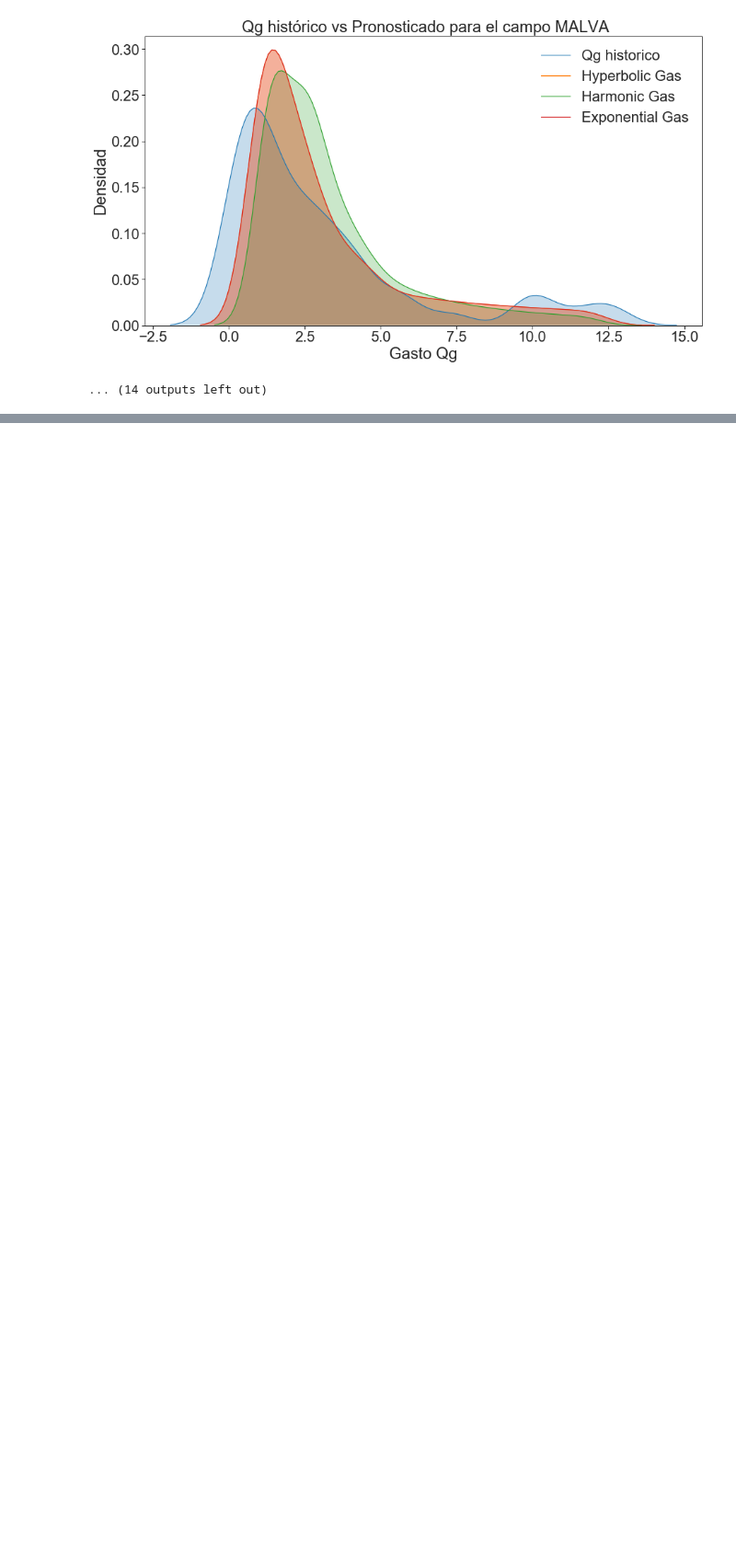
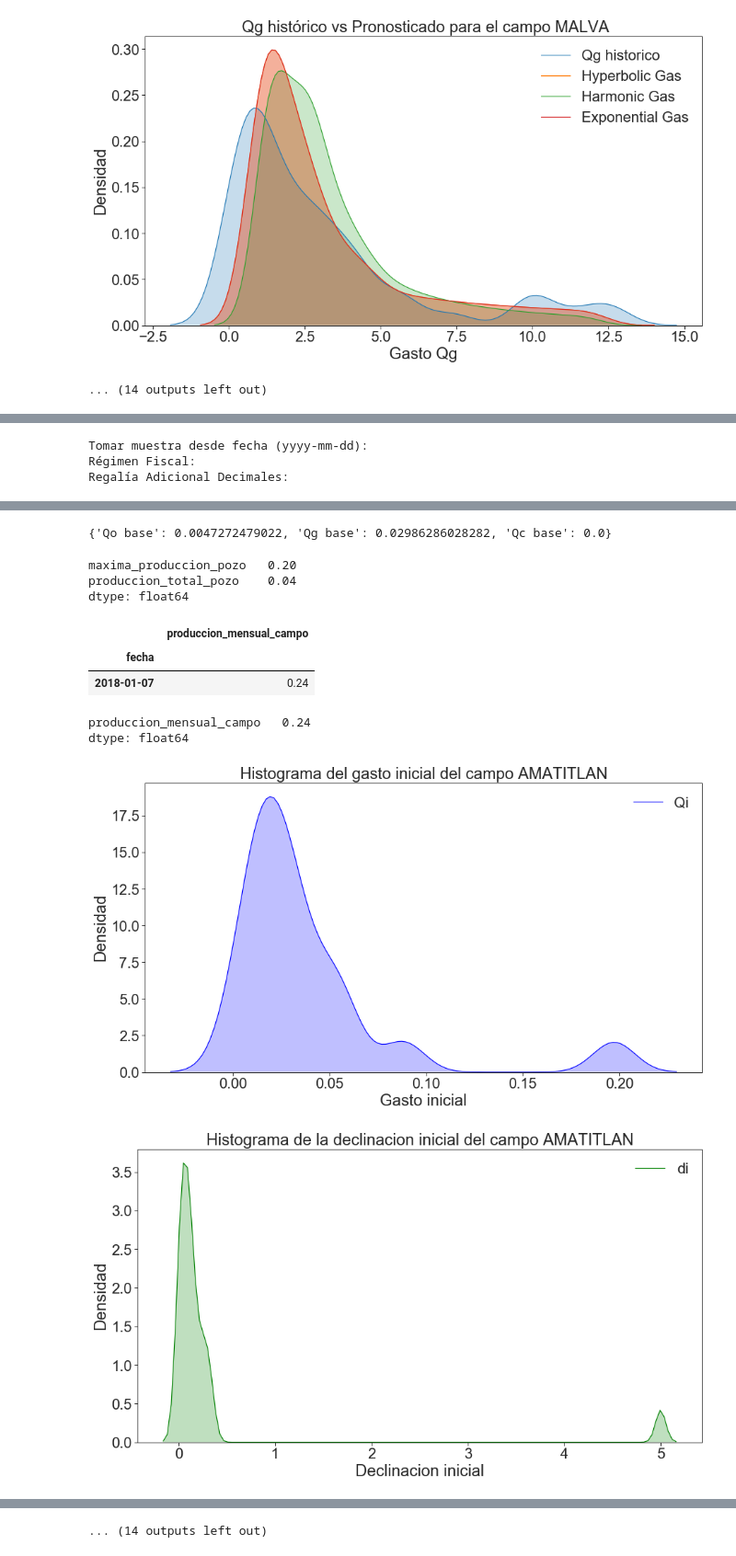
Before and after one commit to eliasft/projects, a Jupyter notebook: productividad_beta.ipynb, the cells around one changed output, grey strips where cells are left out. Shown at 92% size. Cells and saved outputs as stored; diff of their text form; code cells hidden in the pictures; blank space fills up the shorter version.

```diff
--- a/productividad_beta.ipynb
+++ b/productividad_beta.ipynb
@@ -1266,0 +1302,7 @@ dtype: float64
+# %%
+productividad()
+display(info_reservas)
+display(serie_base)
+display(len(lista_pozos),len(unique_well_list))
+display(resumen_produccion, produccion_mensual.head(),serie_status)
+# %% [output]
@@ -1266,0 +1311,3 @@ dtype: float64
+Tomar muestra desde fecha (yyyy-mm-dd):
+Régimen Fiscal:
+Regalía Adicional Decimales:
@@ -1266,0 +1323,11 @@ dtype: float64
+{'Qo base': 0.0047272479022, 'Qg base': 0.02986286028282, 'Qc base': 0.0}
+maxima_produccion_pozo   0.20
+produccion_total_pozo    0.04
+dtype: float64
+|  | produccion_mensual_campo |
+| fecha |  |
+| 2018-01-07 | 0.24 |
+produccion_mensual_campo   0.24
+dtype: float64
+[figure, added]
+[figure, added]
@@ -1266,0 +1336 @@ dtype: float64
+... (14 outputs left out)
```
Also changed, not shown: parts of 4 cells of this notebook.
